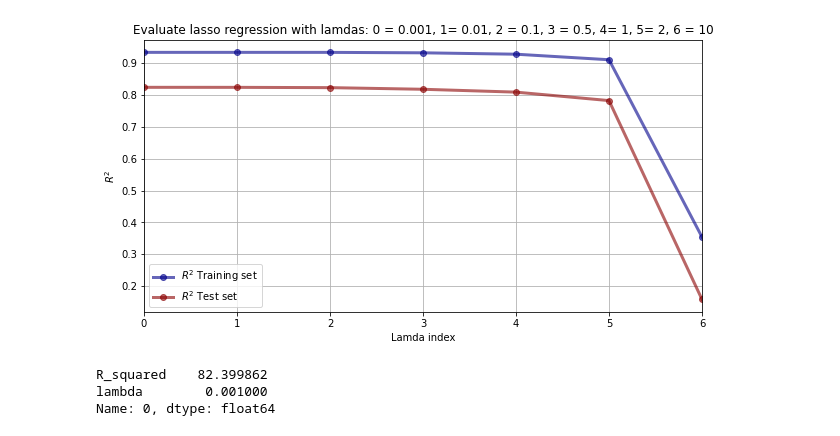
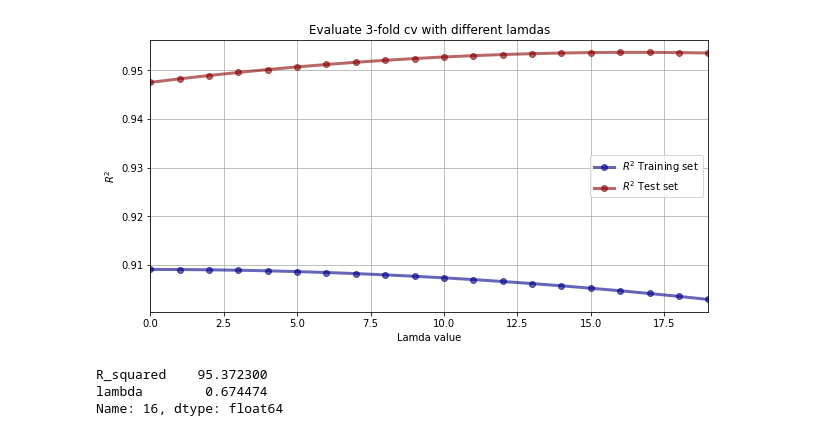
Before and after one commit to Lab-Brat/Materials_Informatics_Experiments, a Jupyter notebook: linear_regression/finding_alphas.ipynb, the cells around one changed output. Saved outputs shown, nothing was run; the diff lists cells and outputs as text; code cells hidden in the pictures.

Commit message:
Simplified code. fixed wrong results by changing cross validation split number and alpha range.

```diff
--- a/linear_regression/finding_alphas.ipynb
+++ b/linear_regression/finding_alphas.ipynb
@@ -33,29 +24,41 @@ test_r_squared = np.zeros(l_num)
+# %%
+# cross validation
+l_min = 0.005
+l_max = 0.8
+l_num = 20
+lambdas = np.linspace(l_min,l_max, l_num)
+
+train_r_squared = np.zeros(l_num)
+test_r_squared = np.zeros(l_num)
+
+pred_num = X.shape[1]
+coeff_a = np.zeros((l_num, pred_num))
 # %%
 for ind, i in enumerate(lambdas):
     reg = linear_model.Lasso(alpha = i)
     reg.fit(X_train, y_train)
+    results = cross_val_score(reg, X, y, cv=5, scoring="r2")
 
-    coeff_a[ind,:] = reg.coef_
     train_r_squared[ind] = reg.score(X_train, y_train)
     test_r_squared[ind] = reg.score(X_test, y_test)
 # %%
-# Plotting
+#optional plot
 plt.figure(figsize=(10, 5))
 plt.plot(train_r_squared, 'bo-', label=r'$R^2$ Training set', color="darkblue", alpha=0.6, linewidth=3)
 plt.plot(test_r_squared, 'bo-', label=r'$R^2$ Test set', color="darkred", alpha=0.6, linewidth=3)
-plt.xlabel('Lamda index'); plt.ylabel(r'$R^2$')
-plt.xlim(0, 6)
-plt.title(r'Evaluate lasso regression with lamdas: 0 = 0.001, 1= 0.01, 2 = 0.1, 3 = 0.5, 4= 1, 5= 2, 6 = 10')
+plt.xlabel('Lamda value'); plt.ylabel(r'$R^2$')
+plt.xlim(0, 19)
+plt.title(r'Evaluate 3-fold cv with different lamdas')
 plt.legend(loc='best')
 plt.grid()
 # %% [output]
-[figure, old version]
+[figure, new version]
 # %%
 df_lam = pd.DataFrame(test_r_squared*100, columns=['R_squared'])
 df_lam['lambda'] = (lambdas)
 # returns the index of the row where column has maximum value.
 df_lam.loc[df_lam['R_squared'].idxmax()]
 # %% [output]
-R_squared    82.399862
-lambda        0.001000
-Name: 0, dtype: float64
+R_squared    95.372300
+lambda        0.674474
+Name: 16, dtype: float64
```
Also changed, not shown: parts of 5 cells of this notebook.
